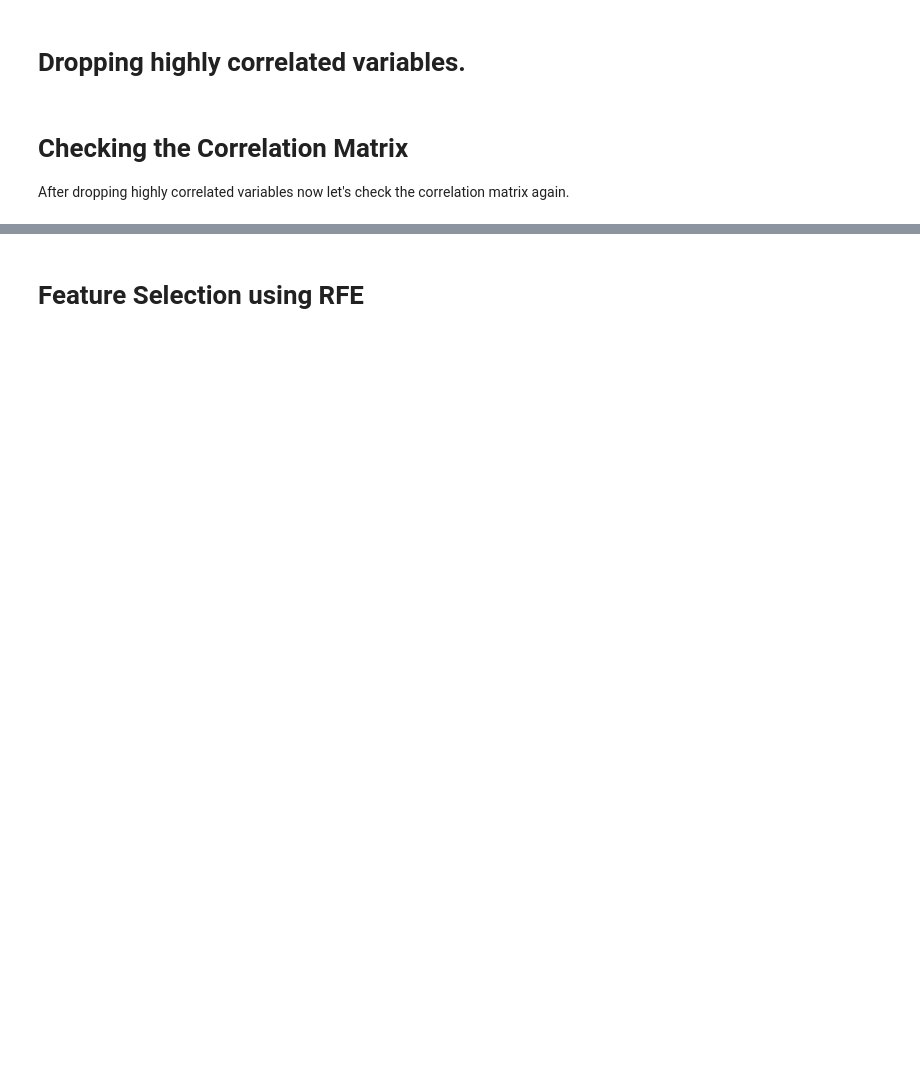
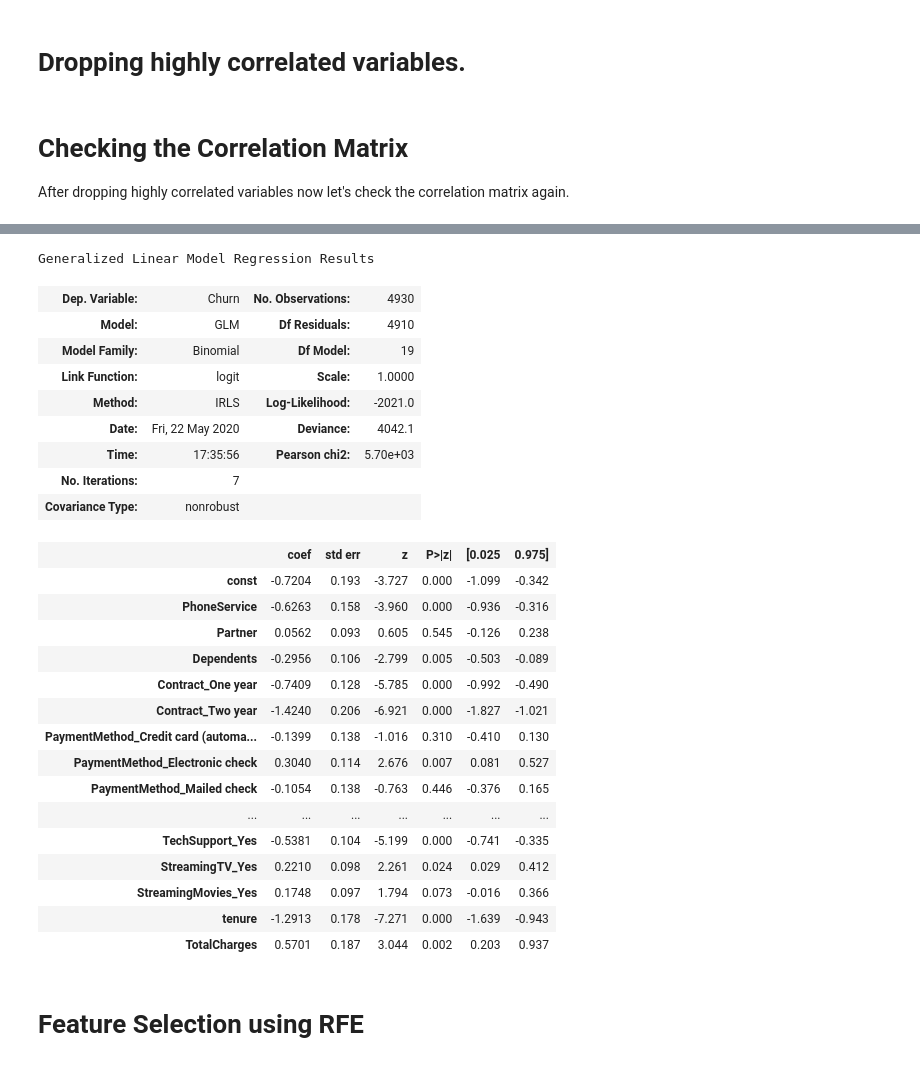
Before and after one commit to code-JOA/MiniMachineLearning, a Jupyter notebook: LogisticRegression_PredictingCustomerChurn/CustomerChurnPrediction.ipynb, the cells around one changed output, grey strips where cells are left out. Saved outputs shown, nothing was run; the diff lists cells and outputs as text; code cells hidden in the pictures; blank space fills up the shorter version.

```diff
--- a/LogisticRegression_PredictingCustomerChurn/CustomerChurnPrediction.ipynb
+++ b/LogisticRegression_PredictingCustomerChurn/CustomerChurnPrediction.ipynb
@@ -703,8 +865,35 @@ sns.heatmap(X_train2.corr(),annot = True)
 # Now after dropping the highly correlated variables , lets re-run our model
 # %%
 # Logistic regression model
-logmodel2 = sm.GLM(y_train,(sm.add_constant(X_train)), family = sm.families.Binomial())
+logmodel2 = sm.GLM(y_train,(sm.add_constant(X_train2)), family = sm.families.Binomial())
 logmodel2.fit().summary()
+# %% [output]
+Generalized Linear Model Regression Results
+| Dep. Variable: | Churn | No. Observations: | 4930 |
+| Model: | GLM | Df Residuals: | 4910 |
+| Model Family: | Binomial | Df Model: | 19 |
+| Link Function: | logit | Scale: | 1.0000 |
+| Method: | IRLS | Log-Likelihood: | -2021.0 |
+| Date: | Fri, 22 May 2020 | Deviance: | 4042.1 |
+| Time: | 17:35:56 | Pearson chi2: | 5.70e+03 |
+| No. Iterations: | 7 |  |  |
+| Covariance Type: | nonrobust |  |  |
+|  | coef | std err | z | P>|z| | [0.025 | 0.975] |
+| const | -0.7204 | 0.193 | -3.727 | 0.000 | -1.099 | -0.342 |
+| PhoneService | -0.6263 | 0.158 | -3.960 | 0.000 | -0.936 | -0.316 |
+| Partner | 0.0562 | 0.093 | 0.605 | 0.545 | -0.126 | 0.238 |
+| Dependents | -0.2956 | 0.106 | -2.799 | 0.005 | -0.503 | -0.089 |
+| Contract_One year | -0.7409 | 0.128 | -5.785 | 0.000 | -0.992 | -0.490 |
+| Contract_Two year | -1.4240 | 0.206 | -6.921 | 0.000 | -1.827 | -1.021 |
+| PaymentMethod_Credit card (automa... | -0.1399 | 0.138 | -1.016 | 0.310 | -0.410 | 0.130 |
+| PaymentMethod_Electronic check | 0.3040 | 0.114 | 2.676 | 0.007 | 0.081 | 0.527 |
+| PaymentMethod_Mailed check | -0.1054 | 0.138 | -0.763 | 0.446 | -0.376 | 0.165 |
+| ... | ... | ... | ... | ... | ... | ... |
+| TechSupport_Yes | -0.5381 | 0.104 | -5.199 | 0.000 | -0.741 | -0.335 |
+| StreamingTV_Yes | 0.2210 | 0.098 | 2.261 | 0.024 | 0.029 | 0.412 |
+| StreamingMovies_Yes | 0.1748 | 0.097 | 1.794 | 0.073 | -0.016 | 0.366 |
+| tenure | -1.2913 | 0.178 | -7.271 | 0.000 | -1.639 | -0.943 |
+| TotalCharges | 0.5701 | 0.187 | 3.044 | 0.002 | 0.203 | 0.937 |
 # %% [markdown]
 # Feature Selection using RFE
 # %%
```
Also changed, not shown: parts of 19 cells of this notebook.
